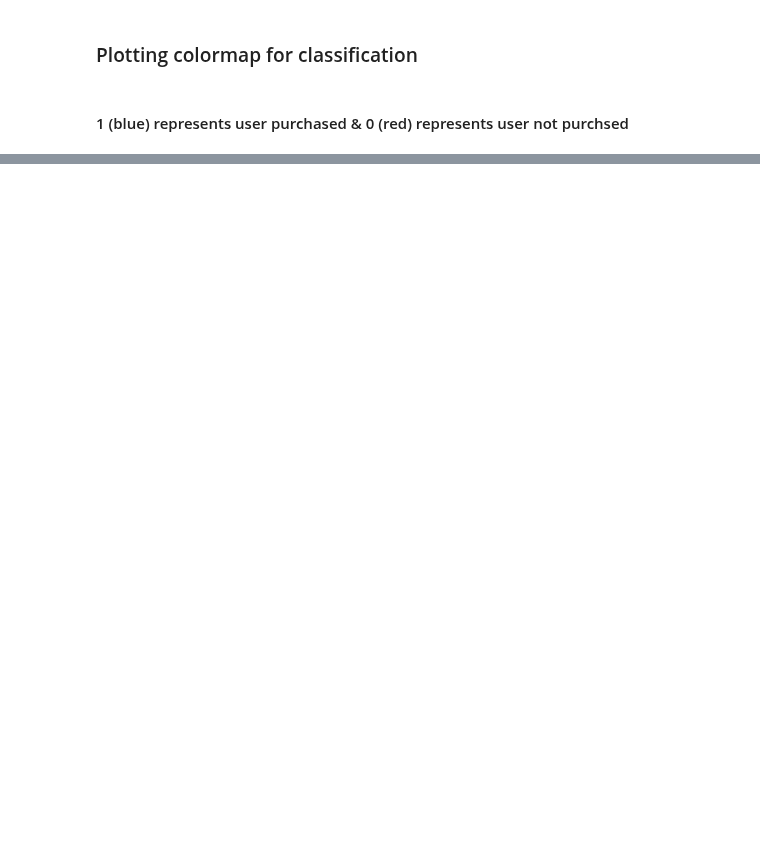
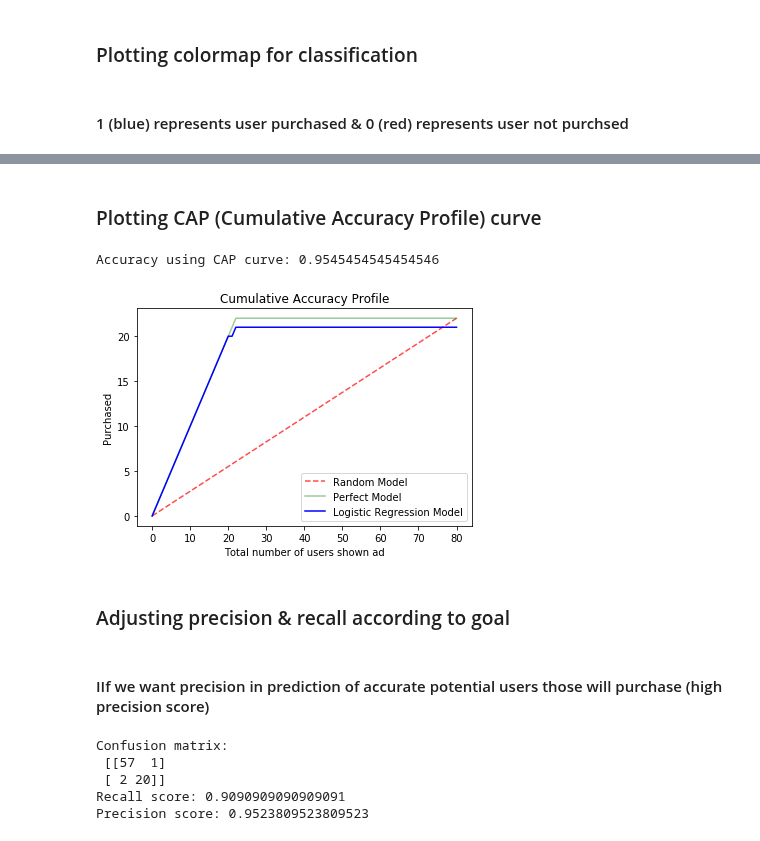
Before and after one commit to vaibhavyesalwad/Machine-Learning-using-libraries, a Jupyter notebook: Classification/K- Nearest Neighbours (KNN)/01_PredictAdClickOrNot.ipynb, the cells around one changed output, grey strips where cells are left out. Saved outputs shown, nothing was run; the diff lists cells and outputs as text; code cells hidden in the pictures; blank space fills up the shorter version.

Commit message:
Added: CAP curves after adjusting precision & recall according to goal

```diff
--- a/Classification/K- Nearest Neighbours (KNN)/01_PredictAdClickOrNot.ipynb
+++ b/Classification/K- Nearest Neighbours (KNN)/01_PredictAdClickOrNot.ipynb
@@ -93,0 +110,12 @@ plot_colormap(test_x_values, test_y_values, classifier,'Test set')
+# %% [markdown]
+### Plotting CAP (Cumulative Accuracy Profile) curve
+# %%
+prob= 0.5  # in sklearn 0.5 is default proabability threshold for classification
+plot_cap_curve(test_y_values, test_x_values, classifier, prob, 'Total number of users shown ad', 'Purchased', 'Logistic Regression Model')
+# %% [output]
+Accuracy using CAP curve: 0.9545454545454546
+[figure, added]
+# %% [markdown]
+### Adjusting precision & recall according to goal
+# %% [markdown]
+#### IIf we want precision in prediction of accurate potential users those will purchase (high precision score)
@@ -93,0 +126,10 @@ plot_colormap(test_x_values, test_y_values, classifier,'Test set')
+# %%
+print(f'Confusion matrix:\n {confusion_matrix(test_y_values, test_prediction)}')
+print(f'Recall score: {recall_score(test_y_values, test_prediction)}')
+print(f'Precision score: {precision_score(test_y_values, test_prediction)}')
+# %% [output]
+Confusion matrix:
+ [[57  1]
+ [ 2 20]]
+Recall score: 0.9090909090909091
+Precision score: 0.9523809523809523
```
Also changed, not shown: parts of 13 cells of this notebook.
